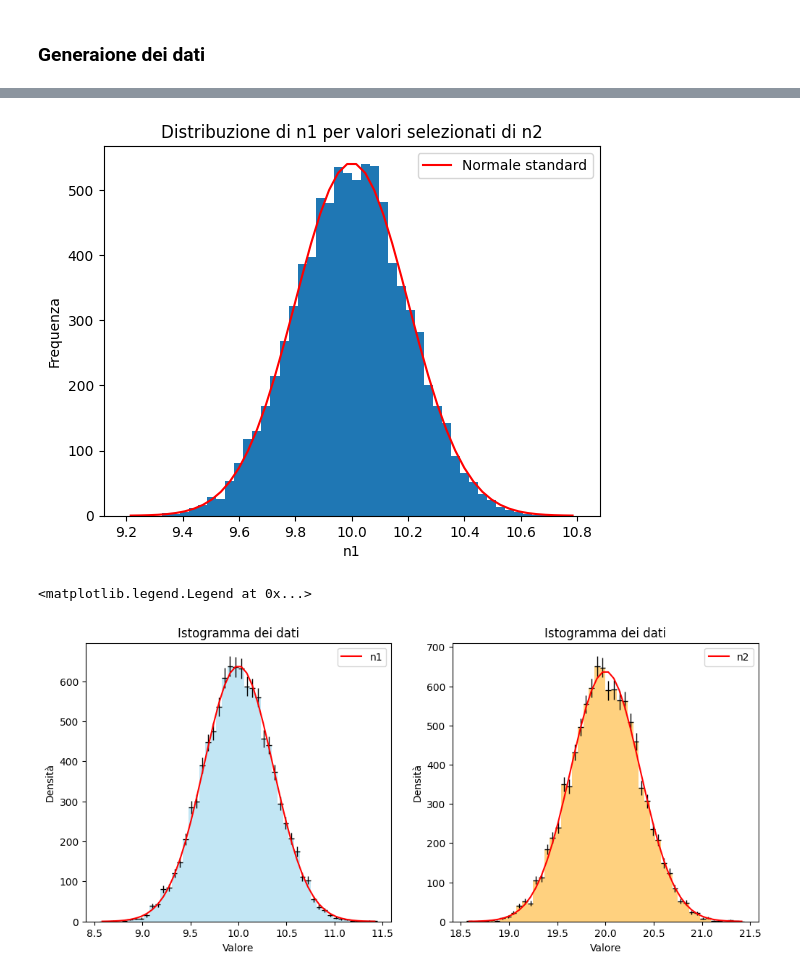
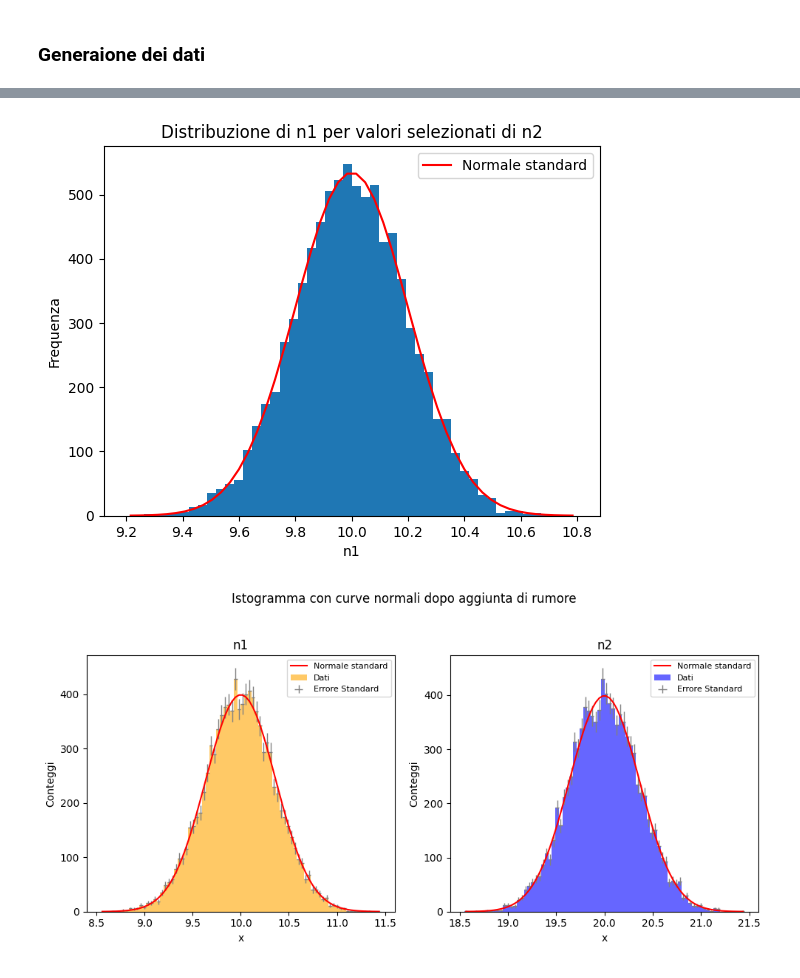
Before and after one commit to Its-mics/Statistica, a Jupyter notebook: laboratorio/Esercitazioni/terza_es.ipynb, the cells around one changed output, grey strips where cells are left out. Cells and saved outputs as stored; diff of their text form; code cells hidden in the pictures.

```diff
--- a/laboratorio/Esercitazioni/terza_es.ipynb
+++ b/laboratorio/Esercitazioni/terza_es.ipynb
@@ -12,7 +46,5 @@ def gaussian_pdf(x, mu, sigma):
 # %%
-def covarianza(X, Y, c):
-    n = len(X)
-    mean_X = np.mean(X)
-    mean_Y = np.mean(Y)
-    cov = sum((X[i] - mean_X) * (Y[i] - mean_Y) for i in range(n)) / c
+def covarianza(x, y, mu, c):
+    n = len(x)
+    cov = sum((x[i] - mu[0]) * (y[i] - mu[1]) for i in range(n)) / c
     return cov
@@ -66,5 +66,6 @@ def Q2_condizionato(X,Y,c,rho):
 # %%
 N=10000
-n1=np.random.normal(10,0.2,N)
-n2=np.random.normal(20,0.2,N)
+n= [np.random.normal(10,0.2,N), np.random.normal(20,0.2,N)]
+mu = [10, 20]
+sigma = [0.2, 0.2]
 # %%
@@ -147,53 +121,26 @@ Rapporto fra punti e coppie: 0.3999
 # %%
-punti_selezionati= np.where((n2 >= 19.2) & (n2 <= 20.2))
+punti_selezionati= np.where((n[1] >= 19.2) & (n[1] <= 20.2))
 
-h1, bins1, patches = plt.hist(n1[punti_selezionati], bins=50, range=(10-4*0.2, 10+4*0.2))
+h1, bins1, patches = plt.hist(n[0][punti_selezionati], bins=50, range=(10-4*0.2, 10+4*0.2))
 centri1 = (bins1[:-1] + bins1[1:]) / 2
 delta_x1 = bins1[1] - bins1[0]
-plt.plot(centri1, gaussian_pdf(centri1, 10, 0.2)*len(n1[punti_selezionati])*delta_x1, color='red', label='Normale standard')
+plt.plot(centri1, gaussian_pdf(centri1, 10, 0.2)*len(n[0][punti_selezionati])*delta_x1, color='red', label='Normale standard')
 plt.xlabel('n1')
 plt.ylabel('Frequenza')
 plt.title('Distribuzione di n1 per valori selezionati di n2')
 plt.legend()
 plt.show()
 # %% [output]
-[figure, old version]
+[figure, new version]
 # %%
 s=np.random.normal(0,0.3,N)
-n1=n1+s
-n2=n2+s
+n[0]=n[0]+s
+n[1]=n[1]+s
 
-var_n1 = varianza(n1, N-1)
-var_n2 = varianza(n2, N-1)
+var_s = [(covarianza(n[0], n[0], [mu[0], mu[0]], N-1)), (covarianza(n[1], n[1], [mu[1], mu[1]], N-1))]
+sigma_s = [np.sqrt(covarianza(n[0], n[0], [mu[0], mu[0]], N-1)), np.sqrt(covarianza(n[1], n[1], [mu[1], mu[1]], N-1))]
 
-#controllo che i dati siano normali
-h1, bins1 = np.histogram(n1, bins=50, range=(10-4*var_n1, 10+4*var_n1))
-centri1 = (bins1[:-1] + bins1[1:]) / 2
-delta_x1 = bins1[1] - bins1[0]
-
-h2, bins2 = np.histogram(n2, bins=50, range=(20-4*var_n2, 20+4*var_n2))
-centri2 = (bins2[:-1] + bins2[1:]) / 2
-delta_x2 = bins2[1] - bins2[0]
-
-fig, (ax1, ax2) = plt.subplots(1, 2, figsize=(12, 5))
-
-
-ax1.bar(centri1, h1, width=delta_x1, color='skyblue', alpha=0.5, label='n1')
-ax1.errorbar(centri1, h1, yerr=np.sqrt(h1), xerr=delta_x1/2, fmt='none', color='black', lw=1)
-ax1.plot(centri1, gaussian_pdf(centri1, 10, var_n1)*len(n1)*delta_x1, color='red', label='Normale standard')
-ax1.set_title('Istogramma dei dati')
-ax1.set_xlabel('Valore')
-ax1.set_ylabel('Densità')
-ax1.legend(['n1'])
-
-ax2.bar(centri2, h2, width=delta_x2, color='orange', alpha=0.5, label='n2')
-ax2.errorbar(centri2, h2, yerr=np.sqrt(h2), xerr=delta_x2/2, fmt='none', color='black', lw=1)
-ax2.plot(centri2, gaussian_pdf(centri2, 20, var_n2)*len(n2)*delta_x2,color='red', label='Normale standard')
-ax2.set_title('Istogramma dei dati')
-ax2.set_xlabel('Valore')
-ax2.set_ylabel('Densità')
-ax2.legend(['n2'])
+plot_histo_gauss_mult('Istogramma con curve normali dopo aggiunta di rumore', n, mu, sigma_s, bins=80)
 # %% [output]
-<matplotlib.legend.Legend at 0x...>
-[figure, old version]
+[figure, new version]
 # %%
```
Also changed, not shown: parts of 16 cells of this notebook, 2 other files.
